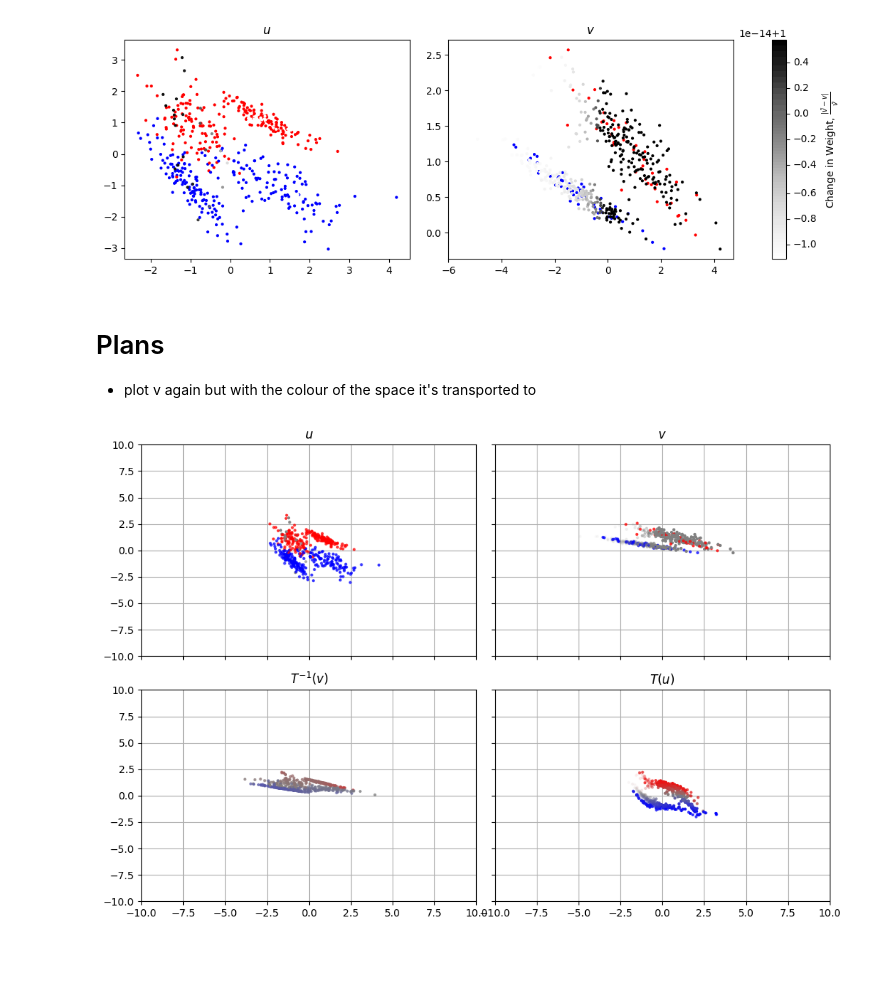
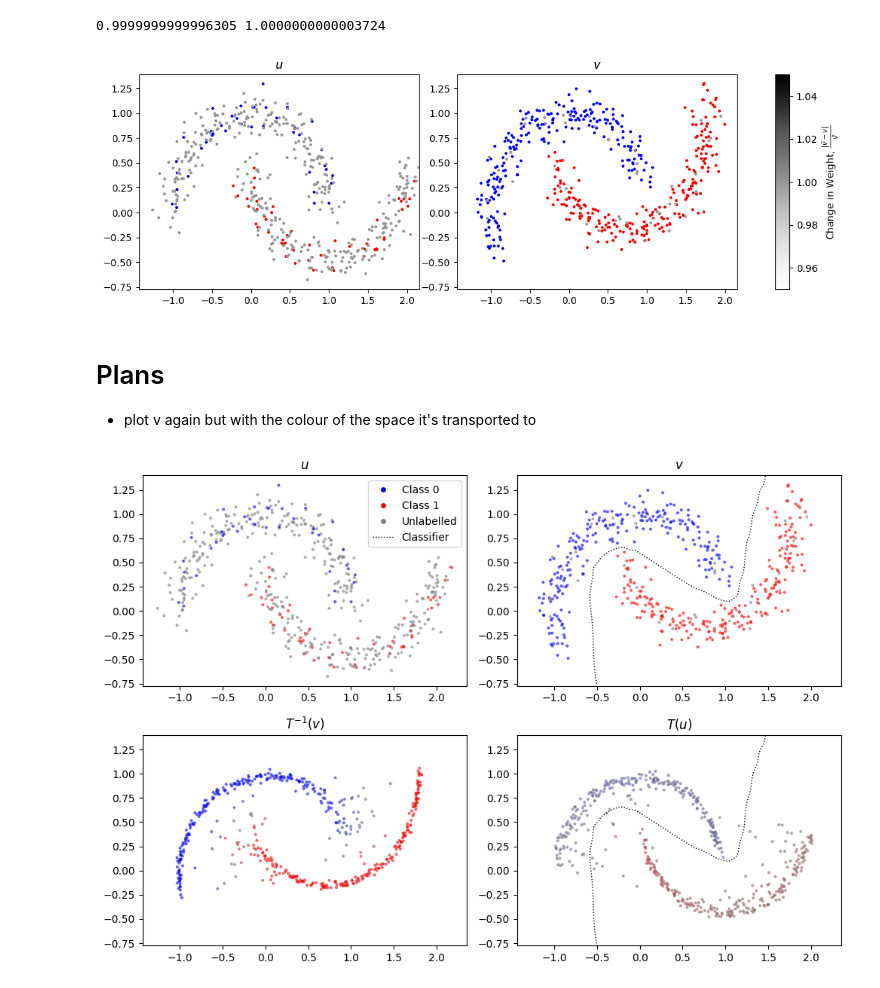
Before and after one commit to Langbridge/constrained-ot, a Jupyter notebook: first-paper/twomoons.ipynb, the cells around one changed output. Saved outputs shown, nothing was run; the diff lists cells and outputs as text; code cells hidden in the pictures; blank space fills up the shorter version.

```diff
--- a/first-paper/twomoons.ipynb
+++ b/first-paper/twomoons.ipynb
@@ -47,12 +47,12 @@ n = 500
 m = 500
 
 target_rot = -20
-source_labels = 0.9
-target_labels = 0.2
+source_labels = 0.2
+target_labels = 0.9
 
-gamma = 1e-2
-gamma_r = 1e-2
-gamma_c = 1e-2
+gamma = 9e-3
+gamma_r = 5e-2
+gamma_c = 5e-2
 
 num_iters = int(5e4)
 
@@ -114,10 +144,15 @@ print(X.shape, mu.shape, rows_to_relax.shape)
 print(X_tar.shape, nu.shape, cols_to_relax.shape)
 
 solver = SoftBregman(gamma, gamma_c, gamma_r, rows_to_relax, cols_to_relax, blocked_idxs)
-T = solver.solve(X, X_tar, mu, nu, C=C(X[:, None], X_tar[None, :]), plot=True, num_iters=num_iters)
+T = solver.solve(X, X_tar, mu, nu, C=C(X[:, None], X_tar[None, :]), num_iters=num_iters, plot=True, thresh=1e-12)
 
-# TODO: troubleshoot this log solver, isn't producing valid plans.
+# # TODO: troubleshoot this log solver, isn't producing valid plans.
 # solver = LogStabilised_SoftBregman(gamma, gamma_c, gamma_r, rows_to_relax, cols_to_relax, blocked_idxs)
+# # solver.row_exponent_0 = np.ones_like(solver.row_exponent_0)
+# # solver.row_exponent_1 = np.zeros_like(solver.row_exponent_1)
+# # solver.col_exponent_0 = np.ones_like(solver.col_exponent_0)
+# # solver.col_exponent_1 = np.zeros_like(solver.col_exponent_1)
+
 # T = solver.solve(X, X_tar, mu, nu, C=C(X[:, None], X_tar[None, :]), plot=True, num_iters=num_iters)
 # %% [output]
 (500, 2) (500,) (500, 1)
@@ -164,35 +183,41 @@ axs[1].legend(loc='lower left')
 # %%
 import matplotlib as mpl
 
 weights_0 = np.sum(T, axis=1) / mu
 weights_1 = np.sum(T, axis=0) / nu
 
 scale_min, scale_max = np.min([np.min(weights_0), np.min(weights_1)]), np.max([np.max(weights_0), np.max(weights_1)])
+print(scale_min, scale_max)
+if scale_max - scale_min < 0.1:
+    mult = (scale_max - scale_min)
+    scale_max += 0.05 - mult
+    scale_min -= (0.05 - mult)
 # scale_max = max(2.0, scale_max)
 # scale_min = min(0.0, scale_min)
 
 cmap = 'Greys'
 norm = mplcolors.Normalize(vmin=scale_min, vmax=scale_max)
 
 fig, axs = plt.subplots(1, 3, figsize=(12,4), dpi=100, width_ratios=[1,1,0.05])
 
 axs[0].scatter(*X[y != 2].T, color=colors[y[y != 2]], s=4)
 axs[0].scatter(*X[y == 2].T, color=mpl.colormaps[cmap](norm(weights_0[y == 2])), s=4)
 axs[0].set_title('$u$')
 
 axs[1].scatter(*X_tar[y_tar != 2].T, color=colors[y_tar[y_tar != 2]], s=4)
 axs[1].scatter(*X_tar[y_tar == 2].T, color=mpl.colormaps[cmap](norm(weights_1[y_tar == 2])), s=4)
 axs[1].set_title('$v$')
 
 from matplotlib.cm import ScalarMappable
 fig.colorbar(ScalarMappable(cmap=cmap, norm=norm), cax=axs[-1], label=r'Change in Weight, $\frac{| \tilde{v} - v |}{\tilde{v}}$')
 
 axs = axs[:-1]
-# for ax in axs:
-#     ax.set_xlim((get_super_xlimits(axs, min)[0], get_super_xlimits(axs, max)[-1]))
-#     ax.set_ylim((get_super_ylimits(axs, min)[0], get_super_ylimits(axs, max)[-1]))
+for ax in axs:
+    ax.set_xlim((get_super_xlimits(axs, min)[0], get_super_xlimits(axs, max)[-1]))
+    ax.set_ylim((get_super_ylimits(axs, min)[0], get_super_ylimits(axs, max)[-1]))
 # %% [output]
+0.9999999999996305 1.0000000000003724
-[figure, old version]
+[figure, new version]
 # %% [markdown]
 # Plans
 
@@ -239,7 +264,7 @@ def transport_twoclass_labels(X, T, labels, colors=['blue', 'red', 'grey']):
 
     return X_T, colors_T
 # %%
-fig, axs = plt.subplots(2, 2, figsize=(10,7), dpi=100, sharex='all', sharey='all')
+fig, axs = plt.subplots(2, 2, figsize=(10,7), dpi=100)
 
 rgba_colors = mplcolors.to_rgba_array(colors)
 
@@ -267,12 +292,33 @@ axs[1, 1].set_title('$T(u)$')
 
 fig.tight_layout()
 
-axs[0,0].set_xlim(-10, 10)
-axs[0,0].set_ylim(-10, 10)
+# axs[0,0].set_xlim(-10, 10)
+# axs[0,0].set_ylim(-10, 10)
+# for ax in axs.flatten():
+#     ax.set_xlim((get_super_xlimits(axs.flatten(), min)[0], get_super_xlimits(axs.flatten(), max)[-1]))
+#     ax.set_ylim((get_super_ylimits(axs.flatten(), min)[0], get_super_ylimits(axs.flatten(), max)[-1]))
+
+xx, yy = np.meshgrid(
+    np.linspace(*axs[0,0].get_xlim(), 50),
+    np.linspace(*axs[0,0].get_ylim(), 50)
+)
+Z = mlp.predict_proba(np.c_[xx.ravel(), yy.ravel()])[:, 1]
+Z = Z.reshape(xx.shape)
+axs[0,1].contour(xx, yy, Z, levels=1, colors='k', alpha=1.0, linewidths=1, linestyles='dotted')
+axs[1,1].contour(xx, yy, Z, levels=1, colors='k', alpha=1.0, linewidths=1, linestyles='dotted')
+
+custom_lines = [Line2D([0], [0], marker='o', markerfacecolor=colors[0], color='w', label='Class 0'),
+                Line2D([0], [0], marker='o', markerfacecolor=colors[1], color='w', label='Class 1'),
+                Line2D([0], [0], marker='o', markerfacecolor=colors[2], color='w', label='Unlabelled'),
+                Line2D([0], [0], color='k', lw=1, linestyle='dotted', label='Classifier')]
+axs[0,0].legend(handles=custom_lines)
 
 for ax in axs.flatten():
-    ax.grid()
-    ax.set_axisbelow(True)
+    ax.set_xlim(xbounds)
+    ax.set_ylim(ybounds)
+# for ax in axs.flatten():
+#     ax.grid()
+#     ax.set_axisbelow(True)
 #     ax.plot(plot_x, 0.25+0.45*np.sin(3*(plot_x+0.5)), c='k', linestyle='dashed', label='Classifier', lw=1)
 # %% [output]
-[figure, old version]
+[figure, new version]
```
Also changed, not shown: parts of 6 cells of this notebook, 3 other files.
